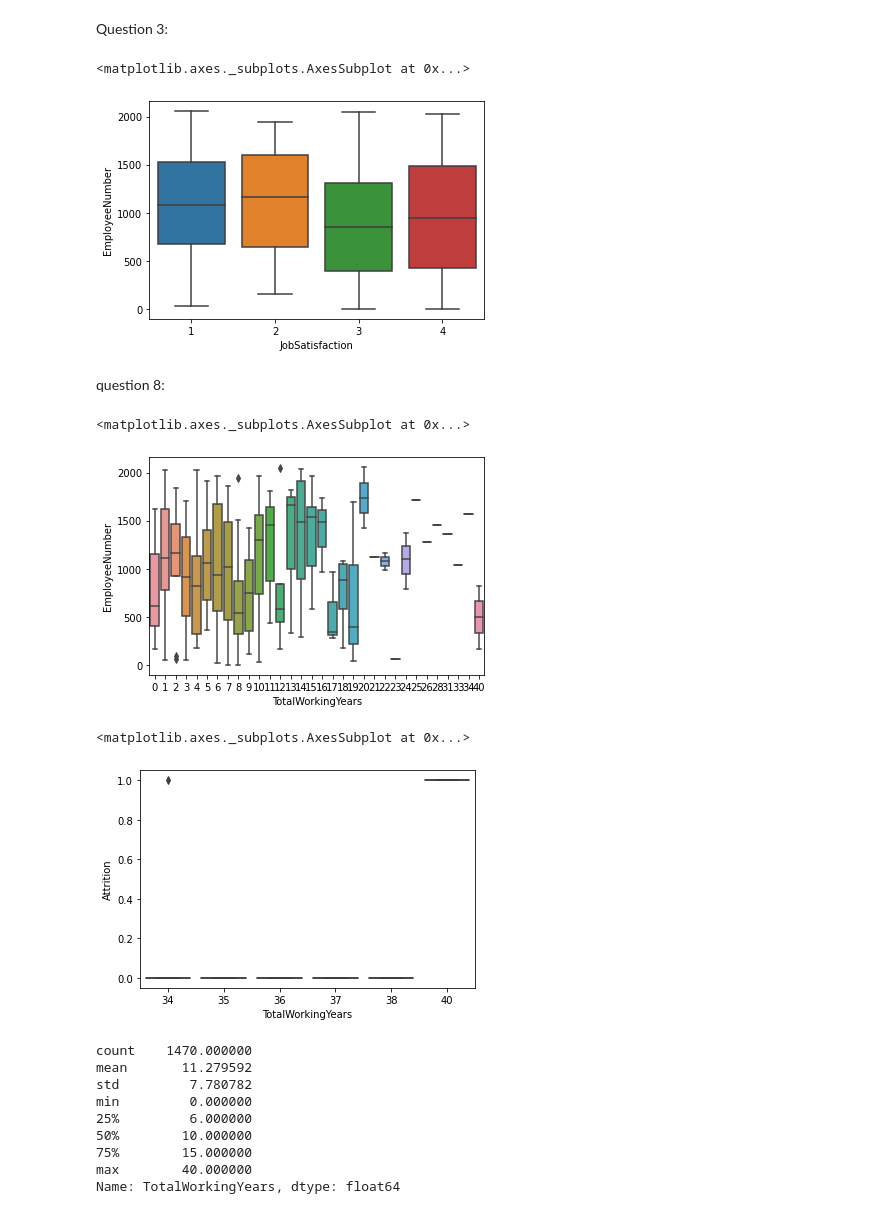
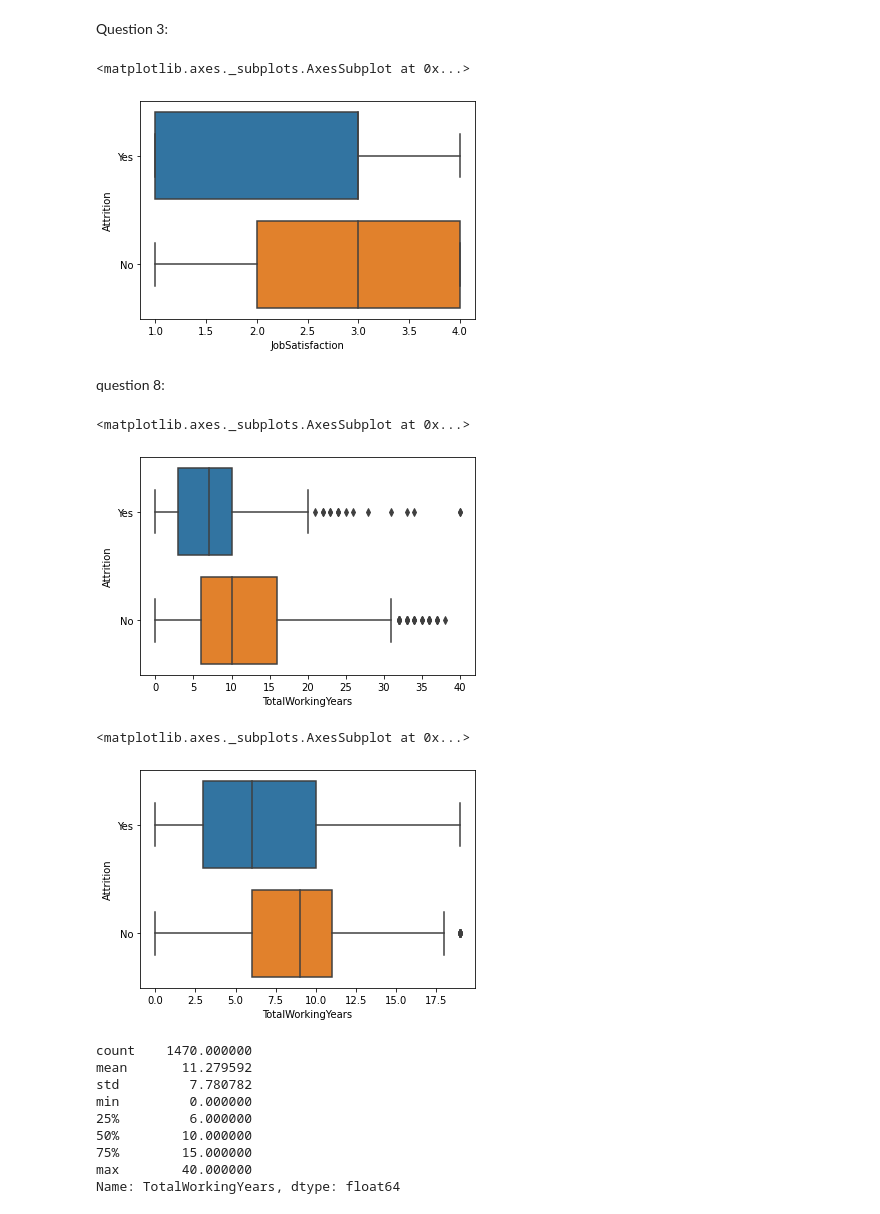
Before and after one commit to tplulu/python, a Jupyter notebook: dataframe.ipynb, the cells around one changed output. Drawn from its saved outputs; the diff is of its cells as text; code cells hidden in the pictures.

```diff
--- a/dataframe.ipynb
+++ b/dataframe.ipynb
@@ -158,31 +157,31 @@ Question 3:
 # %%
 
 sb.boxplot(
-    data=ibm2,
-    x="JobSatisfaction", y="EmployeeNumber",
+    data=ibm,
+    x="JobSatisfaction", y="Attrition",
 )
 # %% [output]
 <matplotlib.axes._subplots.AxesSubplot at 0x...>
-[figure, old version]
+[figure, new version]
 # %% [markdown]
 question 8:
 # %%
 sb.boxplot(
-    data=ibm2,
-    x="TotalWorkingYears", y="EmployeeNumber",
+    data=ibm,
+    x="TotalWorkingYears", y="Attrition",
 )
 # %% [output]
 <matplotlib.axes._subplots.AxesSubplot at 0x...>
-[figure, old version]
+[figure, new version]
 # %%
-ibm3 = ibm[(ibm["TotalWorkingYears"]>33)]
+ibm3 = ibm[(ibm["TotalWorkingYears"]<20)]
 sb.boxplot(
     data=ibm3,
     x="TotalWorkingYears", y="Attrition",
 )
 # %% [output]
 <matplotlib.axes._subplots.AxesSubplot at 0x...>
-[figure, old version]
+[figure, new version]
 # %%
 ibm["TotalWorkingYears"].describe()
 # %% [output]
```
Also changed, not shown: parts of 6 cells of this notebook.
